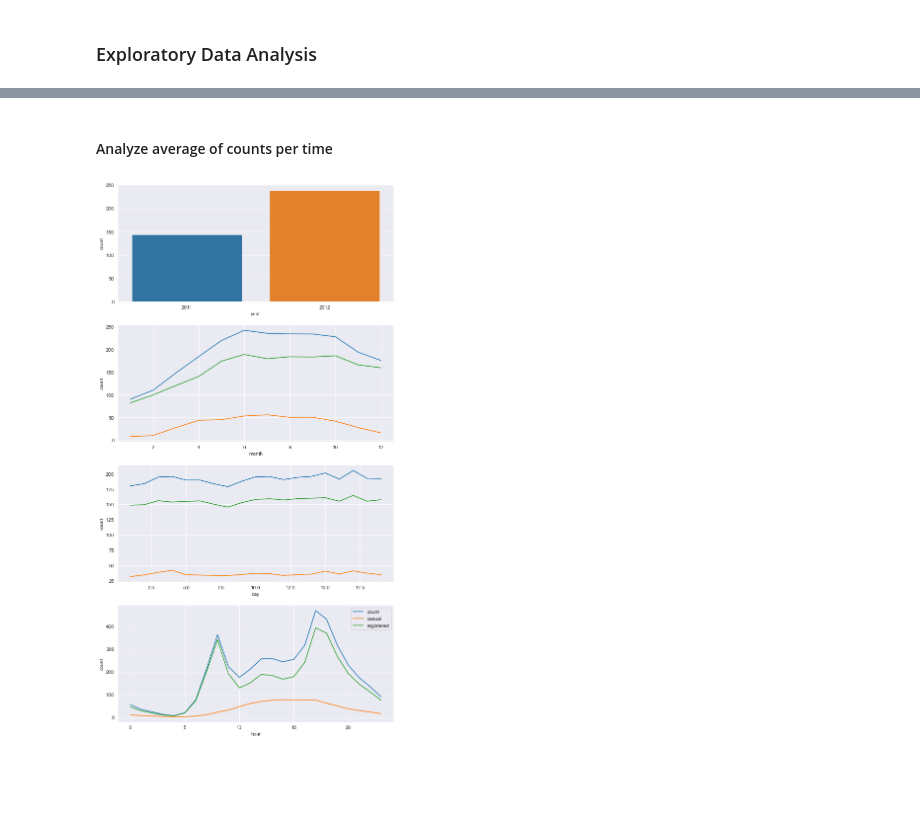
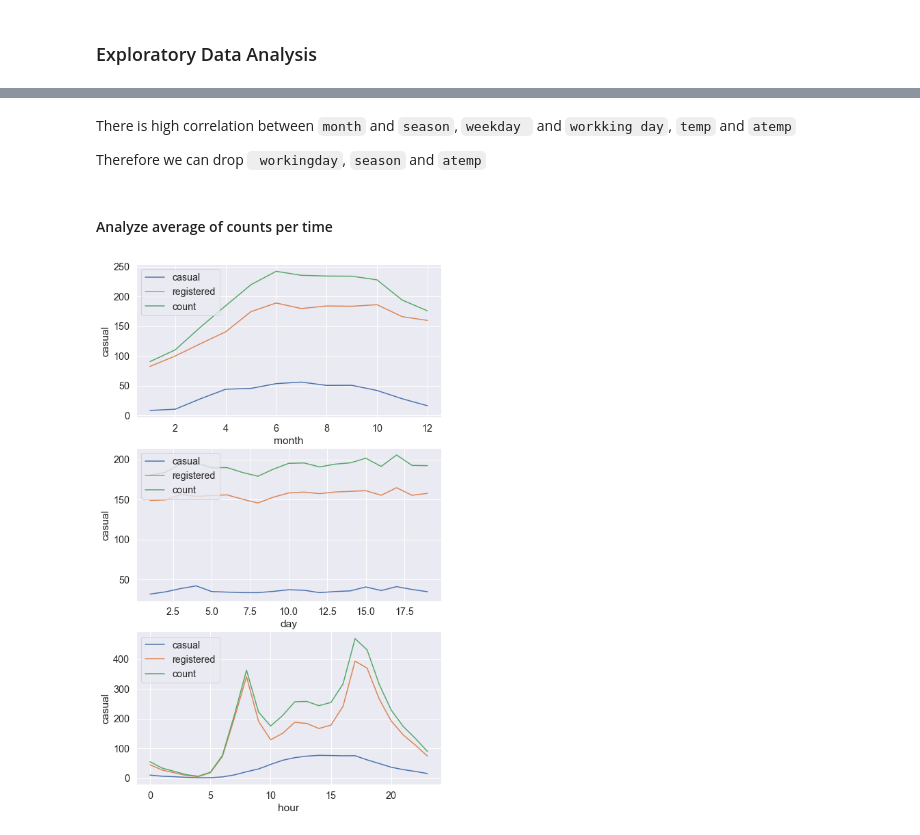
Before and after one commit to miladbehrooz/Bike_Rental_Prediction, a Jupyter notebook: codes/rental_bike_prediction.ipynb, the cells around one changed output, grey strips where cells are left out. Saved outputs shown, nothing was run; the diff lists cells and outputs as text; code cells hidden in the pictures; blank space fills up the shorter version.

````diff
--- a/codes/rental_bike_prediction.ipynb
+++ b/codes/rental_bike_prediction.ipynb
@@ -6,7 +6,7 @@ import numpy as np
 import matplotlib.pyplot as plt
 import seaborn as sns
 
-sns.set_style('darkgrid')
+sns.set_theme(style='darkgrid',font_scale=1.3)
 # %% [markdown]
 ### Load Data
 # %%
@@ -81,18 +108,21 @@ df.head()
+# %% [markdown]
+There is high correlation between ```month``` and ```season```, ```weekday ``` and ```workking day```, ```temp``` and ```atemp```
+
+Therefore we can drop ``` workingday```, ```season``` and ```atemp```
+# %%
+# Drop 'workingday', 'season', and 'atemp'
+df.drop(['workingday', 'season', 'atemp'], axis = 1, inplace = True)
 # %% [markdown]
 #### Analyze average of counts per time
 # %%
-fig, ax = plt.subplots(4, 1, figsize=(10, 20))
+fig, ax = plt.subplots(3, 1, figsize=(8, 14))
 ax = ax.flatten()
-features = ['year','month','day','hour']
+features = ['month','day','hour']
 for index,feature in enumerate(features):
-    #sns.barplot(ax=ax[index],x=features[index],y='count',data=df.groupby(features[index])['count'].mean().reset_index())
 
-    if feature == 'year':
-        sns.barplot(ax=ax[index],x=features[index],y='count',data=df.groupby(features[index])['count'].mean().reset_index())
-    else:
-        sns.lineplot(ax=ax[index],x=features[index],y='count',data=df.groupby(features[index])['count'].mean().reset_index())
-        sns.lineplot(ax=ax[index],x=features[index],y='casual',data=df.groupby(features[index])['casual'].mean().reset_index())
-        sns.lineplot(ax=ax[index],x=features[index],y='registered',data=df.groupby(features[index])['registered'].mean().reset_index())
-    ax[i].legend(['count','casual','registered'])
+        sns.lineplot(ax=ax[index],x=feature,y='casual',data=df.groupby(feature)['casual'].mean().reset_index(),label ='casual')
+        sns.lineplot(ax=ax[index],x=feature,y='registered',data=df.groupby(feature)['registered'].mean().reset_index(),label= 'registered')
+        sns.lineplot(ax=ax[index],x=feature,y='count',data=df.groupby(feature)['count'].mean().reset_index(),label = 'count')
+        ax[index].legend(loc='upper left')
 # %% [output]
-[figure, old version]
+[figure, new version]
````
Also changed, not shown: parts of 3 cells of this notebook.
